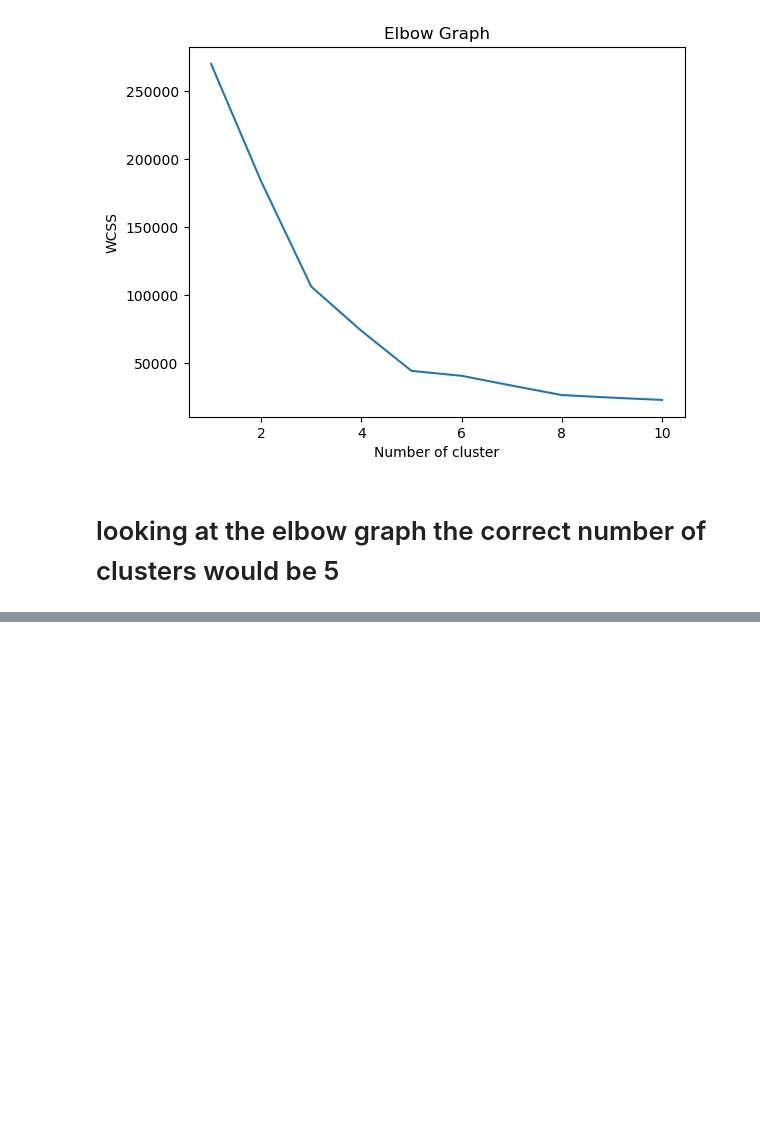
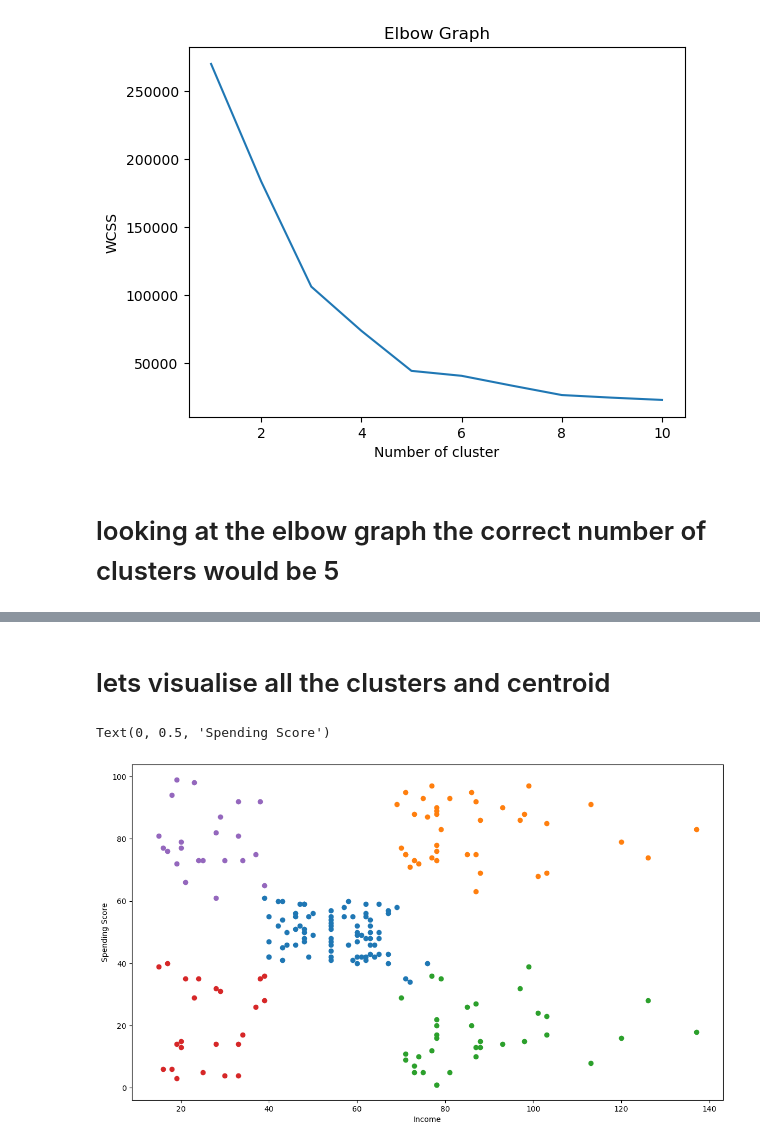
Before and after one commit to SaiPh3r/customer-Segmentation-Clustering-ML, a Jupyter notebook: customer.ipynb, the cells around one changed output, grey strips where cells are left out. Cells and saved outputs as stored; diff of their text form; code cells hidden in the pictures; blank space fills up the shorter version.

Commit message:
completed data visualisation

```diff
--- a/customer.ipynb
+++ b/customer.ipynb
@@ -88,3 +88,7 @@ plt.show()
 [figure]
 # %% [markdown]
 # looking at the elbow graph the correct number of clusters would be 5
+# %%
+model = KMeans(n_clusters=5 ,  init="k-means++" ,random_state=0)
+# %%
+model.fit(x)
@@ -90,0 +97,3 @@ plt.show()
+# %%
+y=model.predict(x)
+y
@@ -90,0 +111,14 @@ plt.show()
+# %% [markdown]
+# lets visualise all the clusters and centroid
+# %%
+plt.figure(figsize=(14,8))
+plt.scatter(x[y==0,0] , x[y==0,1] , label="cluster1")
+plt.scatter(x[y==1,0] , x[y==1,1] , label="cluster2")
+plt.scatter(x[y==2,0] , x[y==2,1] , label="cluster3")
+plt.scatter(x[y==3,0] , x[y==3,1] , label="cluster4")
+plt.scatter(x[y==4,0] , x[y==4,1] , label="cluster5")
+plt.xlabel("Income")
+plt.ylabel("Spending Score")
+# %% [output]
+Text(0, 0.5, 'Spending Score')
+[figure, added]
```
Also changed, not shown: parts of 2 cells of this notebook.
